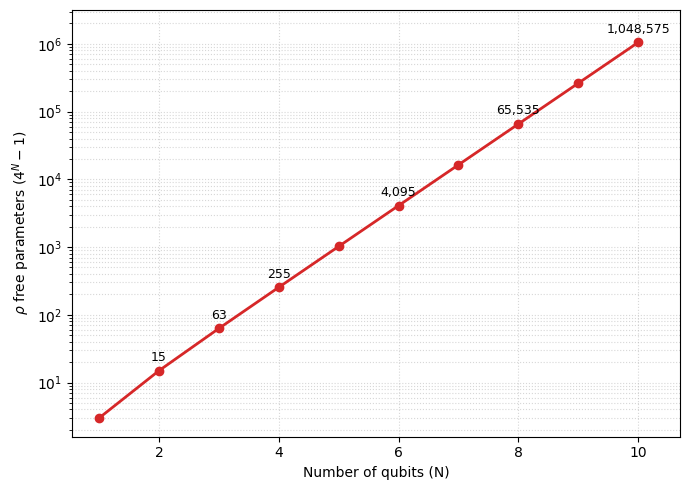
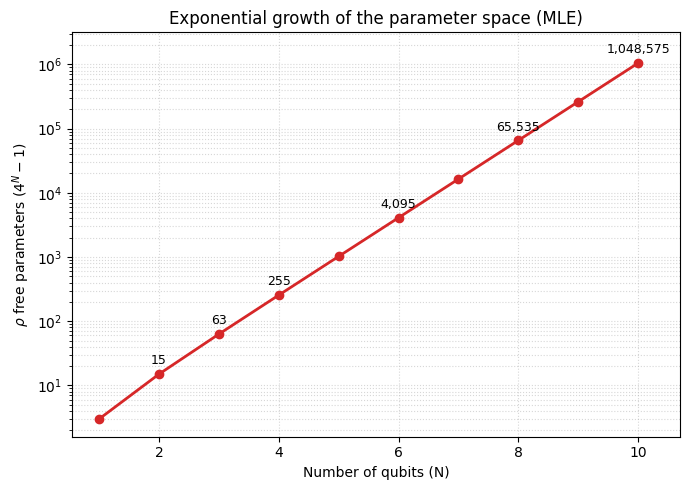
Unified diff of the notebook cell whose output changed from the first chart to the second:
--- before
+++ after
@@ -12,5 +12,5 @@
 ax.set_ylabel(r'$\rho$ free parameters ($4^N - 1$)')
 
-# ax.set_title('Exponential growth of the parameter space (MLE)')
+ax.set_title('Exponential growth of the parameter space (MLE)')
 
 ax.grid(True, which='both', ls=':', alpha=0.5)
@@ -25,5 +25,5 @@
 
 # -- save fig --
-fig.savefig(FIGS_DIR / 'MLE_exp_growth_params.svg', bbox_inches='tight')
+# fig.savefig(FIGS_DIR / 'MLE_exp_growth_params.svg', bbox_inches='tight')
 
 plt.show()

Commit: figs drive cleaning